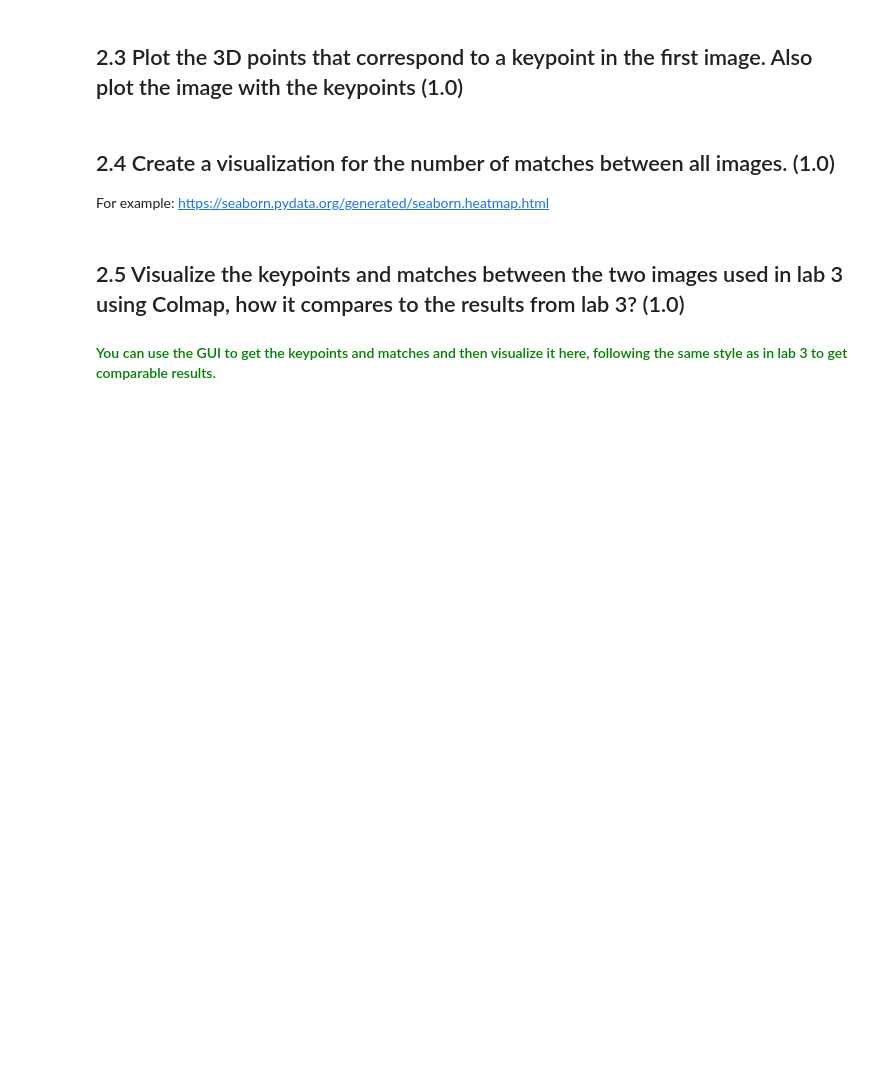
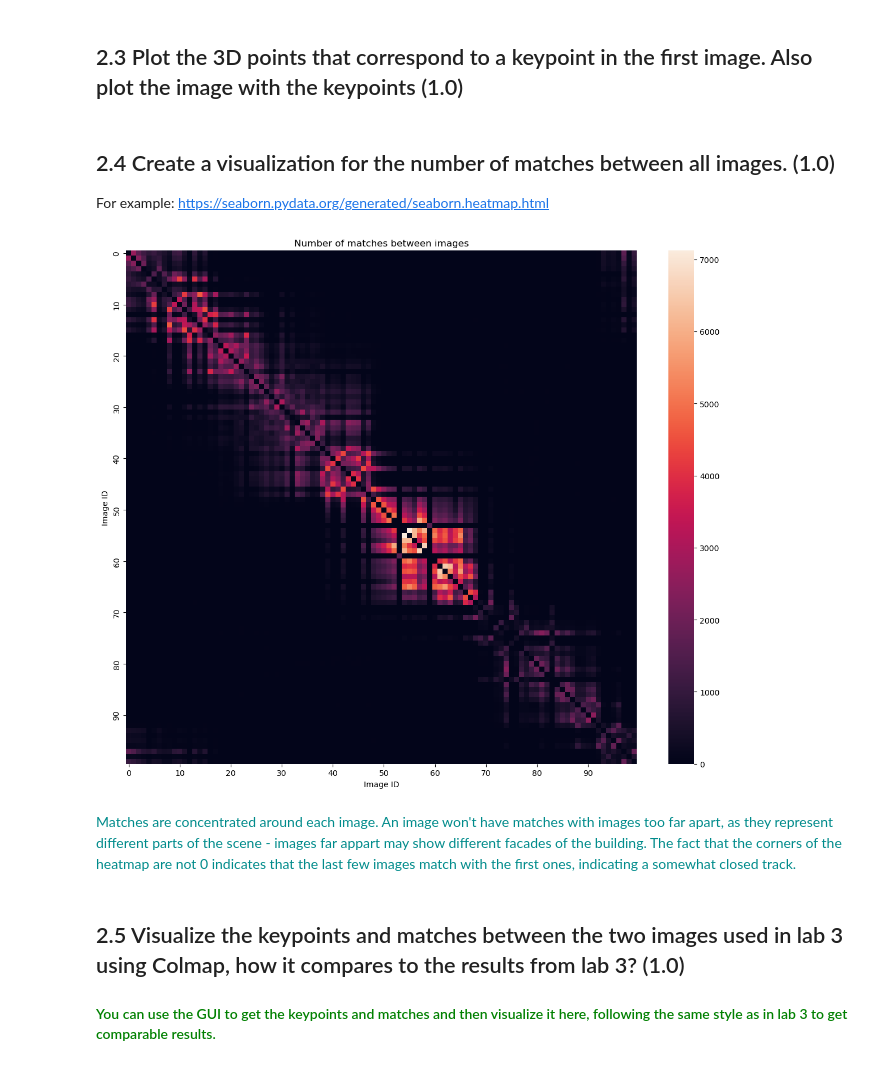
Before and after one commit to GerardVilaplana/MCV-C4, a Jupyter notebook: lab4/lab4.ipynb, the cells around one changed output. Saved outputs shown, nothing was run; the diff lists cells and outputs as text; code cells hidden in the pictures; blank space fills up the shorter version.

```diff
--- a/lab4/lab4.ipynb
+++ b/lab4/lab4.ipynb
@@ -279,6 +279,28 @@ plt.imshow(cv2.cvtColor(im_with_kpts, cv2.COLOR_BGR2RGB))
 For example: https://seaborn.pydata.org/generated/seaborn.heatmap.html
 # %%
 ### TO DO 2.4
+
+num_images = max(images.keys())
+match_matrix = np.zeros((num_images, num_images), dtype=np.int32)
+for (id1, id2), match_data in matches.items():
+    i, j = int(id1) - 1, int(id2) - 1
+    num_matches = len(match_data)
+    match_matrix[i, j] = num_matches
+    match_matrix[j, i] = num_matches
+
+import seaborn as sns
+
+plt.figure(figsize=(12, 10))
+sns.heatmap(match_matrix, xticklabels=10, yticklabels=10)
+plt.xlabel('Image Id')
+plt.ylabel('Image Id')
+plt.title('Number of matches between images')
+plt.tight_layout()
+plt.show()
+# %% [output]
+[figure, added]
+# %% [markdown]
+<span style='color:darkcyan'>Matches are concentrated around each image. An image won't have matches with images too far apart, as they represent different parts of the scene - images far appart may show different facades of the building. The fact that the corners of the heatmap are not 0 indicates that the last few images match with the first ones, indicating a somewhat closed track.</span>
 # %% [markdown]
 ## 2.5 Visualize the keypoints and matches between the two images used in lab 3 using Colmap, how it compares to the results from lab 3? (1.0)
 #### <span style='color:Green'> You can use the GUI to get the keypoints and matches and then visualize it here, following the same style as in lab 3 to get comparable results. </span>
```
